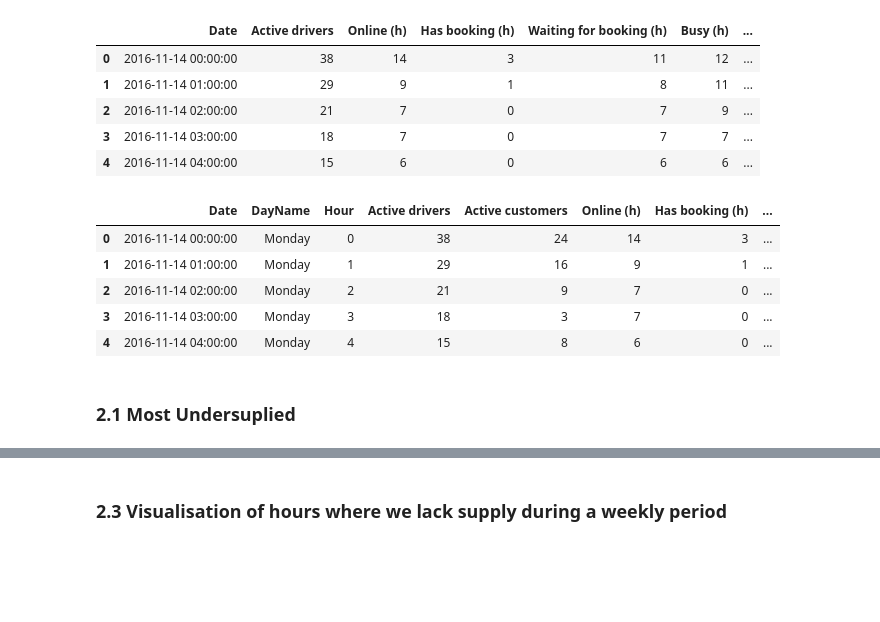
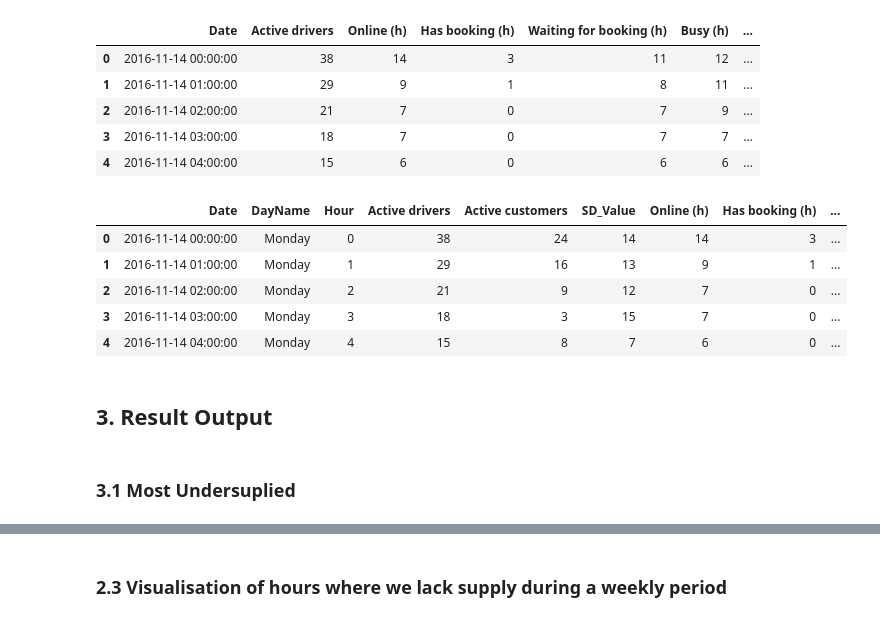
Before and after one commit to enliktjioe/PythonProjects, a Jupyter notebook: Bolt_DA_Test/Supply_and_Demand.ipynb, the cells around one changed output, grey strips where cells are left out. Cells and saved outputs as stored; diff of their text form; code cells hidden in the pictures; blank space fills up the shorter version.

```diff
--- a/Bolt_DA_Test/Supply_and_Demand.ipynb
+++ b/Bolt_DA_Test/Supply_and_Demand.ipynb
@@ -73,35 +73,39 @@ df_supply_demand.head()
 # %%
 # Adding some extra columns for analytics purpose
 df_supply_demand['Active customers'] = (df_supply_demand['People saw 0 cars (unique)'] + df_supply_demand['People saw +1 cars (unique)']).astype(int)
 df_supply_demand['DayName'] = df_supply_demand['Date'].dt.strftime('%A') # Get the name of the day
 df_supply_demand['Hour'] = df_supply_demand['Date'].dt.hour # Get the hour of the day
+df_supply_demand['SD_Value'] = df_supply_demand['Active drivers'] - df_supply_demand['Active customers'] # get the SD_Value ("Supply minus Demand")
 
 # Reorder column
 # cols = df_supply_demand.columns.tolist() # to get the list of columns for copy-paste purpose, so we don't type it manually
 cols = ['Date',
  'DayName',
  'Hour',
  'Active drivers',
  'Active customers',
+ 'SD_Value',
  'Online (h)',
  'Has booking (h)',
  'Waiting for booking (h)',
  'Busy (h)',
  'Hours per active driver',
  'Rides per online hour',
  'Finished Rides',
  'People saw 0 cars (unique)',
  'People saw +1 cars (unique)',
  'Coverage Ratio (unique)']
 
 df_supply_demand = df_supply_demand[cols]
 df_supply_demand.head()
 # %% [output]
-|  | Date | DayName | Hour | Active drivers | Active customers | Online (h) | Has booking (h) | ... |
-| 0 | 2016-11-14 00:00:00 | Monday | 0 | 38 | 24 | 14 | 3 | ... |
-| 1 | 2016-11-14 01:00:00 | Monday | 1 | 29 | 16 | 9 | 1 | ... |
-| 2 | 2016-11-14 02:00:00 | Monday | 2 | 21 | 9 | 7 | 0 | ... |
-| 3 | 2016-11-14 03:00:00 | Monday | 3 | 18 | 3 | 7 | 0 | ... |
-| 4 | 2016-11-14 04:00:00 | Monday | 4 | 15 | 8 | 6 | 0 | ... |
+|  | Date | DayName | Hour | Active drivers | Active customers | SD_Value | Online (h) | Has booking (h) | ... |
+| 0 | 2016-11-14 00:00:00 | Monday | 0 | 38 | 24 | 14 | 14 | 3 | ... |
+| 1 | 2016-11-14 01:00:00 | Monday | 1 | 29 | 16 | 13 | 9 | 1 | ... |
+| 2 | 2016-11-14 02:00:00 | Monday | 2 | 21 | 9 | 12 | 7 | 0 | ... |
+| 3 | 2016-11-14 03:00:00 | Monday | 3 | 18 | 3 | 15 | 7 | 0 | ... |
+| 4 | 2016-11-14 04:00:00 | Monday | 4 | 15 | 8 | 7 | 6 | 0 | ... |
+# %% [markdown]
+## 3. Result Output
 # %% [markdown]
-### 2.1 Most Undersuplied
+### 3.1 Most Undersuplied
```
Also changed, not shown: parts of 19 cells of this notebook.
